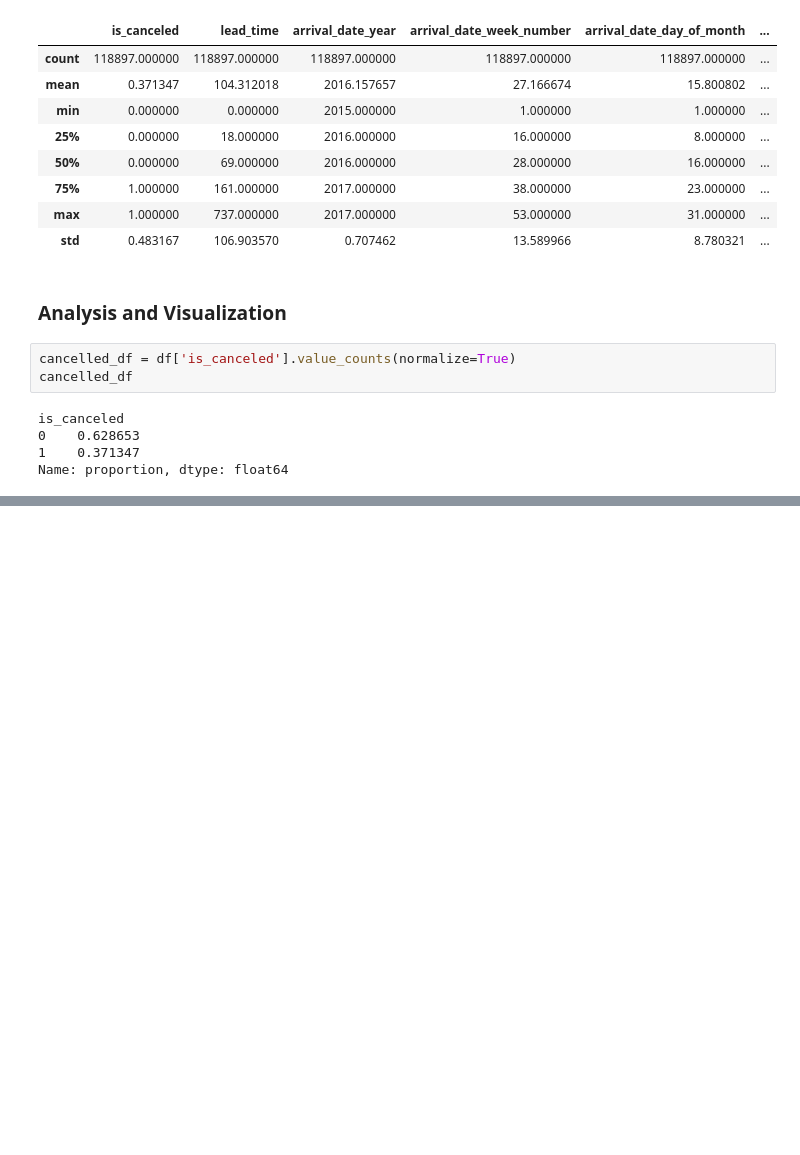
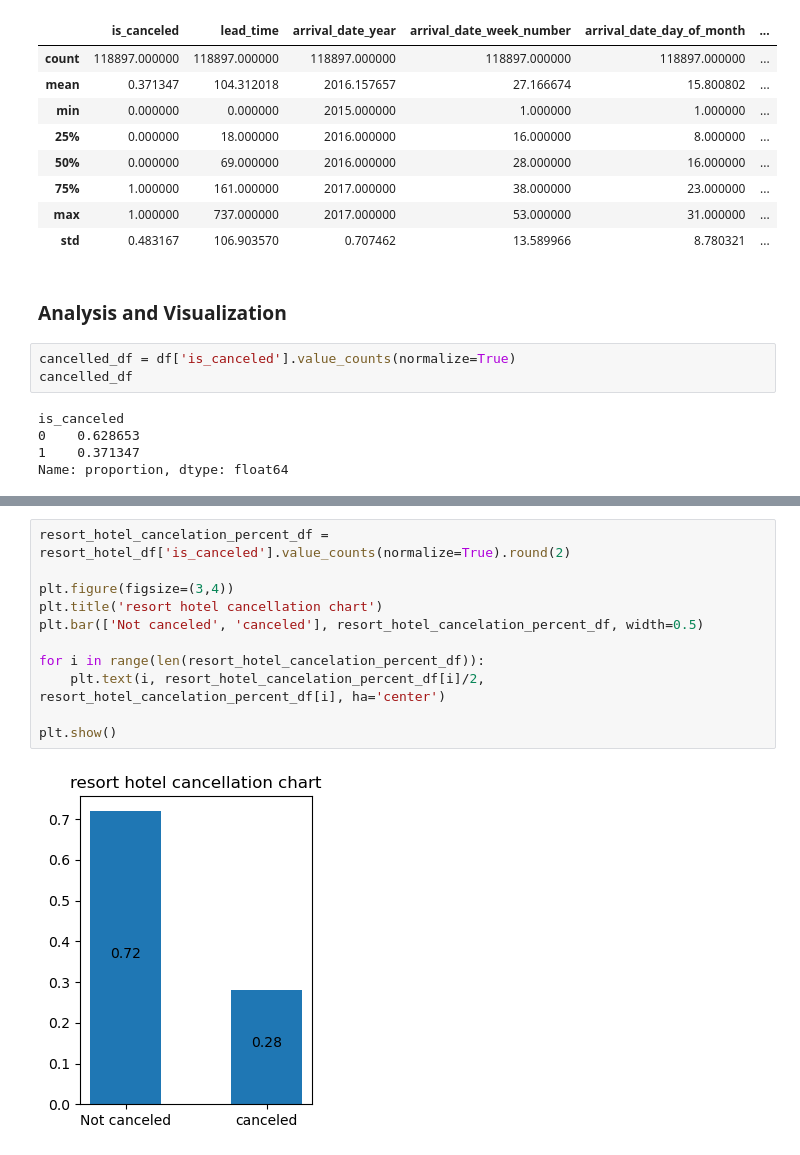
Before and after one commit to rupaparamihir/hotel_booking_analysis, a Jupyter notebook: hotel_booking_analysis.ipynb, the cells around one changed output, grey strips where cells are left out. Cells and saved outputs as stored; diff of their text form; blank space fills up the shorter version.

```diff
--- a/hotel_booking_analysis.ipynb
+++ b/hotel_booking_analysis.ipynb
@@ -254,0 +270,13 @@ plt.show()
+# %%
+resort_hotel_cancelation_percent_df = resort_hotel_df['is_canceled'].value_counts(normalize=True).round(2)
+
+plt.figure(figsize=(3,4))
+plt.title('resort hotel cancellation chart')
+plt.bar(['Not canceled', 'canceled'], resort_hotel_cancelation_percent_df, width=0.5)
+
+for i in range(len(resort_hotel_cancelation_percent_df)):
+    plt.text(i, resort_hotel_cancelation_percent_df[i]/2, resort_hotel_cancelation_percent_df[i], ha='center')
+
+plt.show()
+# %% [output]
+[figure, added]
```
Also changed, not shown: parts of 25 cells of this notebook, 1 other file.
